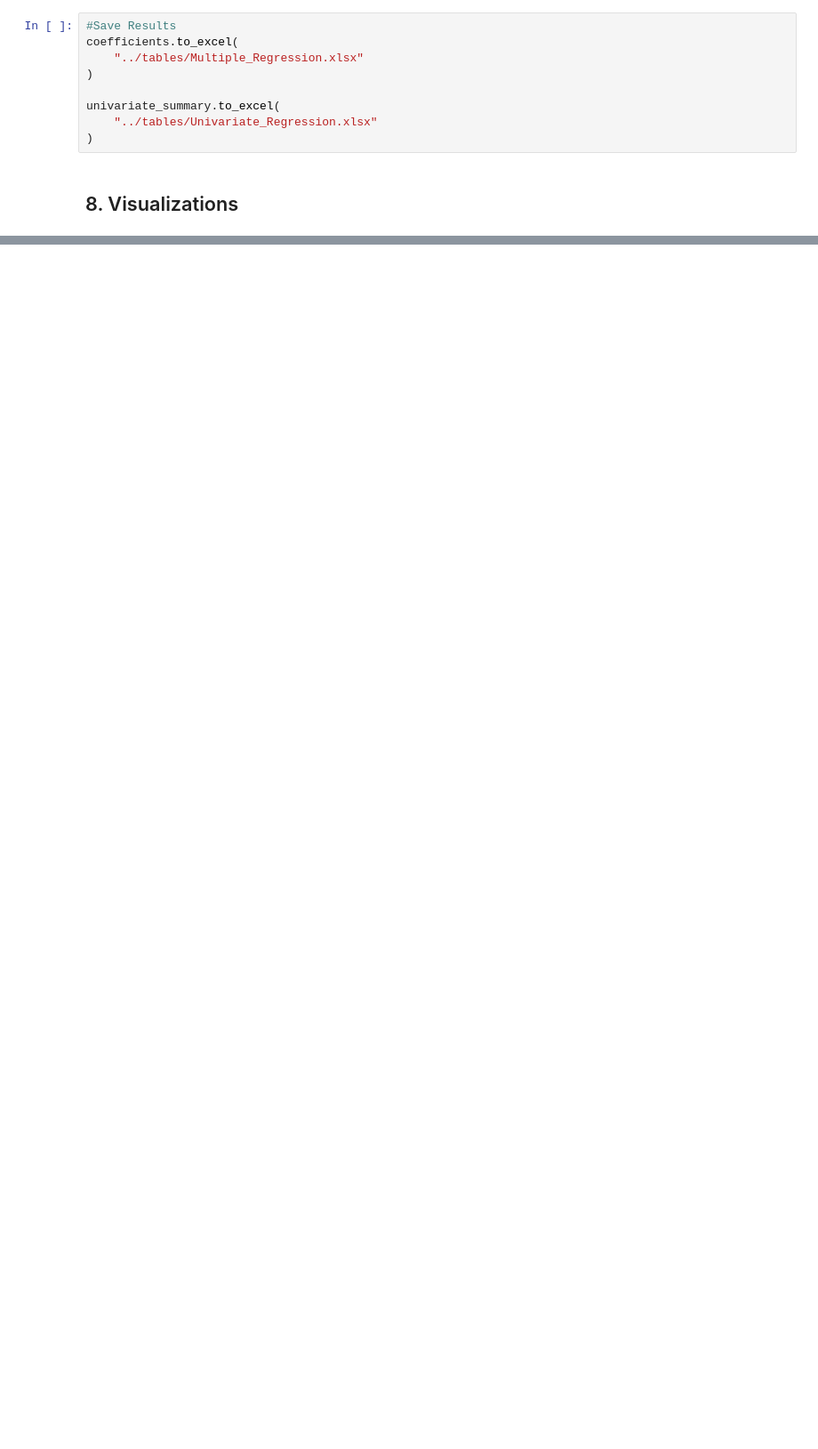
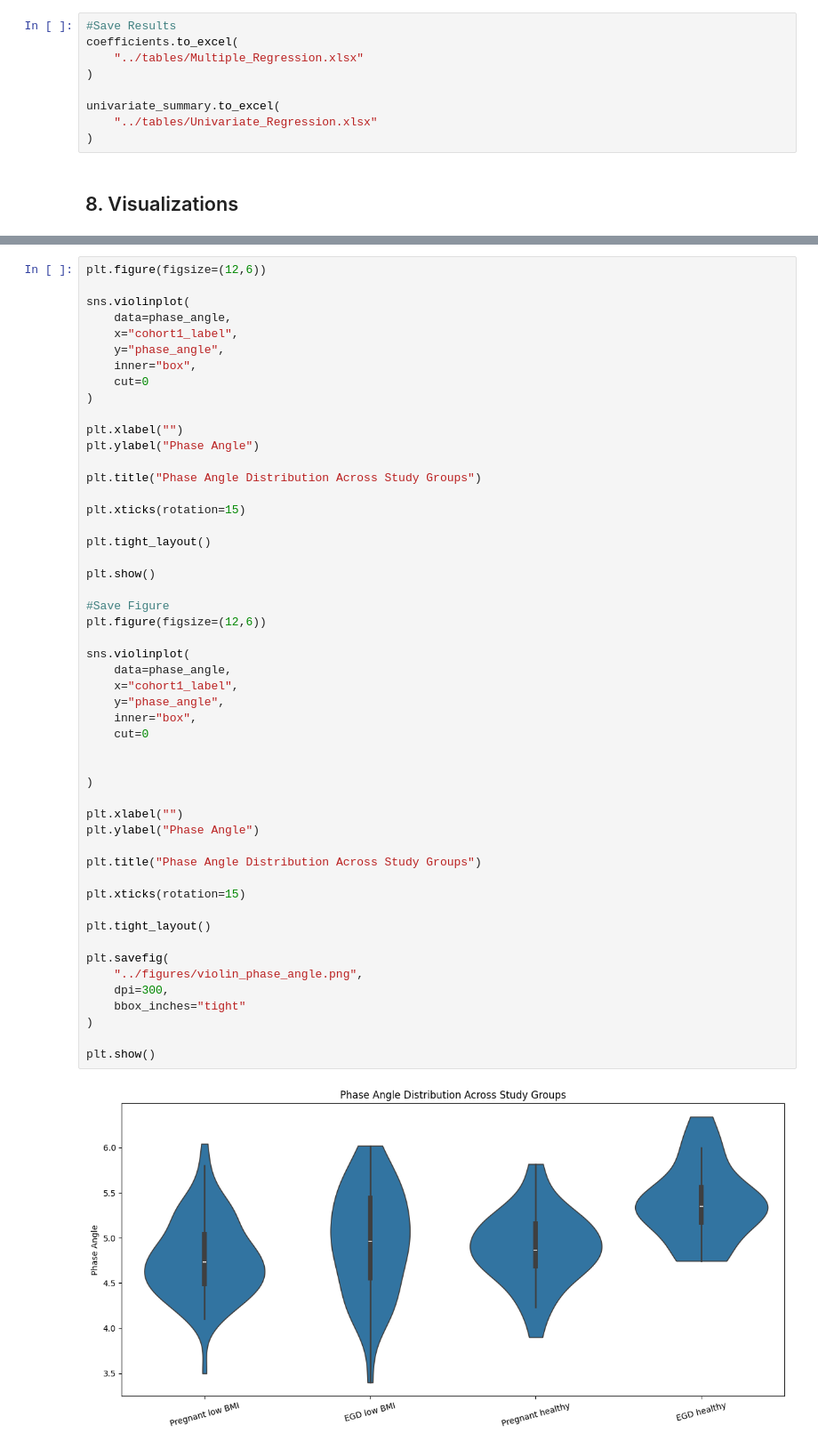
Before and after one commit to SabrinaMannan/bia-phase-angle-analysis, a Jupyter notebook: notebooks/BIA_phase_angle.ipynb, the cells around one changed output, grey strips where cells are left out. Shown at 89% size. Saved outputs shown, nothing was run; the diff lists cells and outputs as text; blank space fills up the shorter version.

```diff
--- a/notebooks/BIA_phase_angle.ipynb
+++ b/notebooks/BIA_phase_angle.ipynb
@@ -1270,0 +1408,53 @@ univariate_summary.to_excel(
+# %%
+plt.figure(figsize=(12,6))
+
+sns.violinplot(
+    data=phase_angle,
+    x="cohort1_label",
+    y="phase_angle",
+    inner="box",
+    cut=0
+)
+
+plt.xlabel("")
+plt.ylabel("Phase Angle")
+
+plt.title("Phase Angle Distribution Across Study Groups")
+
+plt.xticks(rotation=15)
+
+plt.tight_layout()
+
+plt.show()
+
+#Save Figure
+plt.figure(figsize=(12,6))
+
+sns.violinplot(
+    data=phase_angle,
+    x="cohort1_label",
+    y="phase_angle",
+    inner="box",
+    cut=0
+
+
+)
+
+plt.xlabel("")
+plt.ylabel("Phase Angle")
+
+plt.title("Phase Angle Distribution Across Study Groups")
+
+plt.xticks(rotation=15)
+
+plt.tight_layout()
+
+plt.savefig(
+    "../figures/violin_phase_angle.png",
+    dpi=300,
+    bbox_inches="tight"
+)
+
+plt.show()
+# %% [output]
+[figure, added]
```
Also changed, not shown: parts of 29 cells of this notebook, 3 other files.
